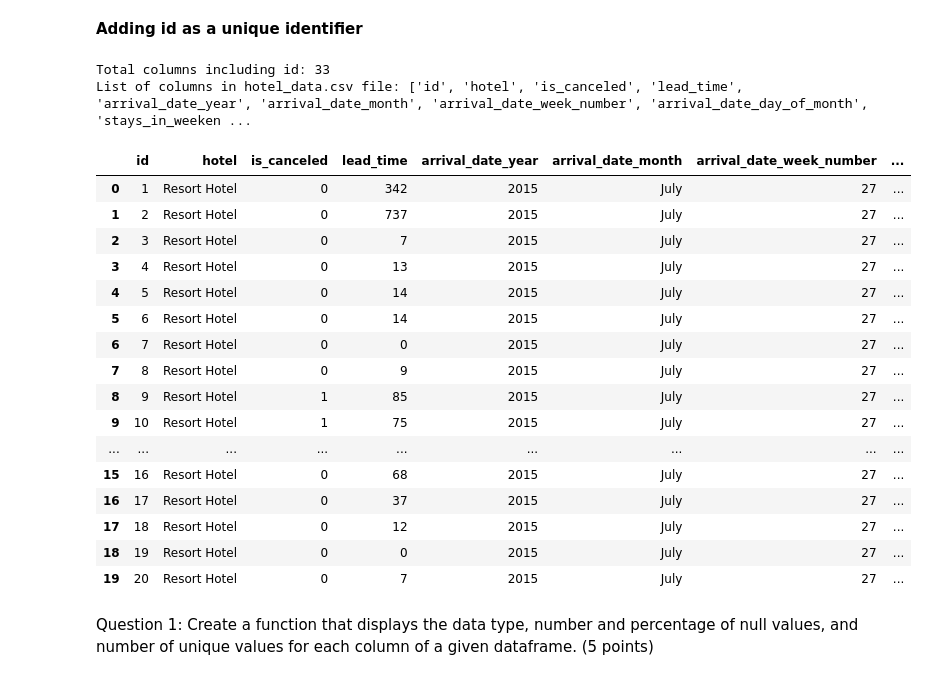
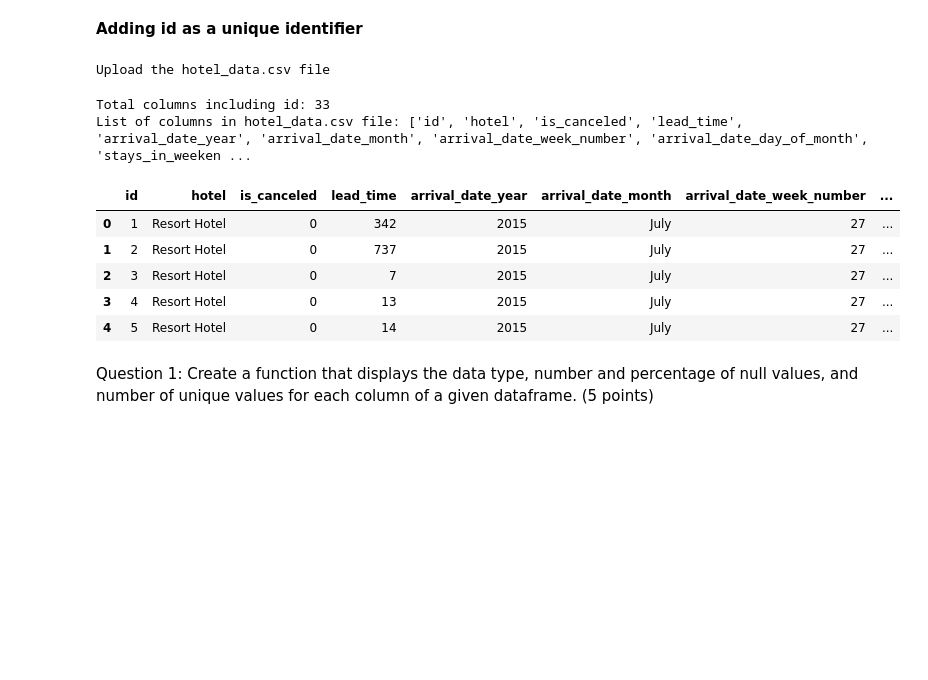
Before and after one commit to khatgarhaastha/MSAI339_HW1, a Jupyter notebook: Aastha_Khatgarh_MSAI339_HW1.ipynb, the cells around one changed output. Drawn from its saved outputs; the diff is of its cells as text; code cells hidden in the pictures; blank space fills up the shorter version.

```diff
--- a/Aastha_Khatgarh_MSAI339_HW1.ipynb
+++ b/Aastha_Khatgarh_MSAI339_HW1.ipynb
@@ -27,42 +27,37 @@ file_path = '/content/drive/MyDrive/MSAI339 HW1/hotel_data.csv'
+# %%
+print('Upload the hotel_data.csv file')
+# %% [output]
+Upload the hotel_data.csv file
 # %%
-df = pd.read_csv(file_path) #Loading data from csv file into a pandas dataframe 'df'
+#df = pd.read_csv(file_path) #Loading data from csv file into a pandas dataframe 'df' through drive
+
+df = pd.read_csv('hotel_data.csv')
 df['id'] = df.index + 1 # Adding an id colums which starts from 1 and increments for each row
 
 # After printing the columns list, id column was at the end, below code snippet is to move id to the front
 
 col_list = list(df.columns)
 if 'id' in col_list:
   col_list.remove('id')
   col_list.insert(0,'id')
 
 df = df[col_list]
 
 
 l = list(df.columns)
 print('Total columns including id:', len(l))
 print('List of columns in hotel_data.csv file:', l, "\n\n")
 
-df.head(20).style
+df.head().style
 # %% [output]
 Total columns including id: 33
 List of columns in hotel_data.csv file: ['id', 'hotel', 'is_canceled', 'lead_time', 'arrival_date_year', 'arrival_date_month', 'arrival_date_week_number', 'arrival_date_day_of_month', 'stays_in_weeken ...
 |  | id | hotel | is_canceled | lead_time | arrival_date_year | arrival_date_month | arrival_date_week_number | ... |
 | 0 | 1 | Resort Hotel | 0 | 342 | 2015 | July | 27 | ... |
 | 1 | 2 | Resort Hotel | 0 | 737 | 2015 | July | 27 | ... |
 | 2 | 3 | Resort Hotel | 0 | 7 | 2015 | July | 27 | ... |
 | 3 | 4 | Resort Hotel | 0 | 13 | 2015 | July | 27 | ... |
 | 4 | 5 | Resort Hotel | 0 | 14 | 2015 | July | 27 | ... |
-| 5 | 6 | Resort Hotel | 0 | 14 | 2015 | July | 27 | ... |
-| 6 | 7 | Resort Hotel | 0 | 0 | 2015 | July | 27 | ... |
-| 7 | 8 | Resort Hotel | 0 | 9 | 2015 | July | 27 | ... |
-| 8 | 9 | Resort Hotel | 1 | 85 | 2015 | July | 27 | ... |
-| 9 | 10 | Resort Hotel | 1 | 75 | 2015 | July | 27 | ... |
-| ... | ... | ... | ... | ... | ... | ... | ... | ... |
-| 15 | 16 | Resort Hotel | 0 | 68 | 2015 | July | 27 | ... |
-| 16 | 17 | Resort Hotel | 0 | 37 | 2015 | July | 27 | ... |
-| 17 | 18 | Resort Hotel | 0 | 12 | 2015 | July | 27 | ... |
-| 18 | 19 | Resort Hotel | 0 | 0 | 2015 | July | 27 | ... |
-| 19 | 20 | Resort Hotel | 0 | 7 | 2015 | July | 27 | ... |
 # %% [markdown]
 Question 1: Create a function that displays the data type, number and percentage of null values, and number of unique values for each column of a given dataframe. (5 points)
 # %%
```
Also changed, not shown: parts of 14 cells of this notebook.
